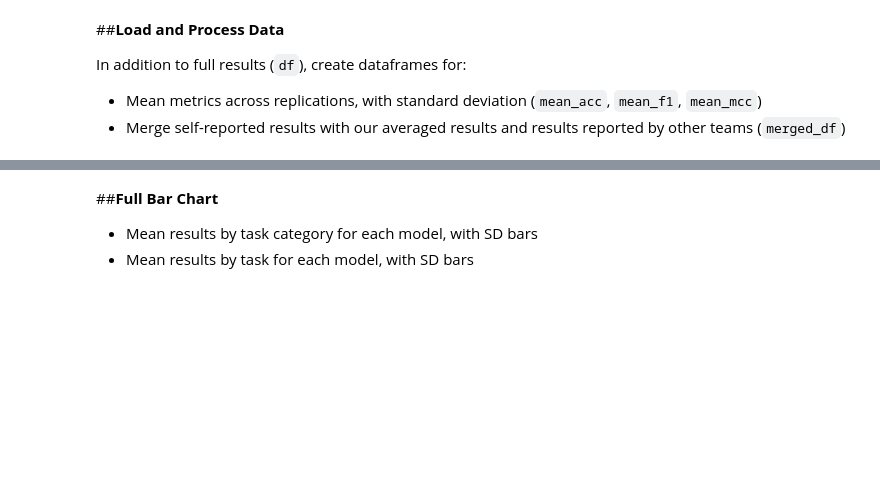
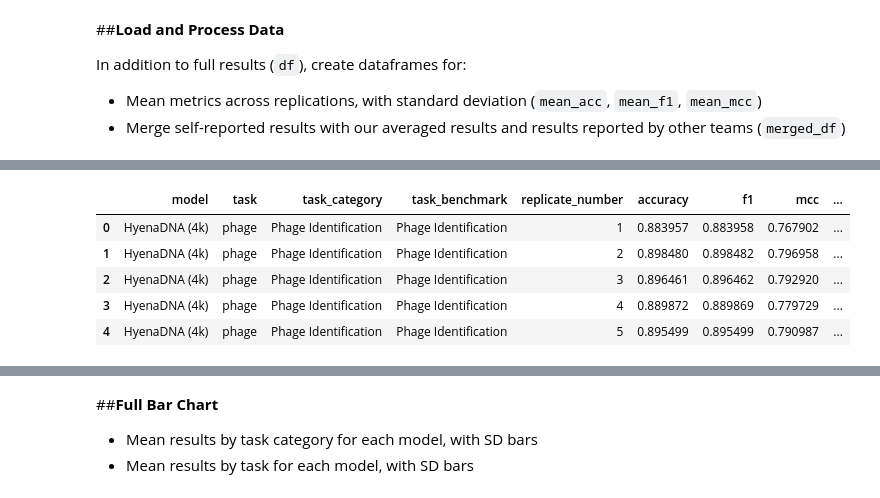
Before and after one commit to anihab/dnaTokenization, a Jupyter notebook: results.ipynb, the cells around one changed output, grey strips where cells are left out. Saved outputs shown, nothing was run; the diff lists cells and outputs as text; code cells hidden in the pictures; blank space fills up the shorter version.

```diff
--- a/results.ipynb
+++ b/results.ipynb
@@ -51,3 +35,14 @@ mean_mcc.reset_index(inplace=True)
+# %%
+# phage results
+phage_df = pd.read_csv('/content/drive/MyDrive/tokenization/data/finetune/phage_results.csv')
+phage_df.head()
+# %% [output]
+|  | model | task | task_category | task_benchmark | replicate_number | accuracy | f1 | mcc | ... |
+| 0 | HyenaDNA (4k) | phage | Phage Identification | Phage Identification | 1 | 0.883957 | 0.883958 | 0.767902 | ... |
+| 1 | HyenaDNA (4k) | phage | Phage Identification | Phage Identification | 2 | 0.898480 | 0.898482 | 0.796958 | ... |
+| 2 | HyenaDNA (4k) | phage | Phage Identification | Phage Identification | 3 | 0.896461 | 0.896462 | 0.792920 | ... |
+| 3 | HyenaDNA (4k) | phage | Phage Identification | Phage Identification | 4 | 0.889872 | 0.889869 | 0.779729 | ... |
+| 4 | HyenaDNA (4k) | phage | Phage Identification | Phage Identification | 5 | 0.895499 | 0.895499 | 0.790987 | ... |
 # %%
 # get all average metrics across number of replications
 average_metrics = df.groupby(['model', 'task', 'task_category', 'task_benchmark']).agg({
```
Also changed, not shown: parts of 36 cells of this notebook.
